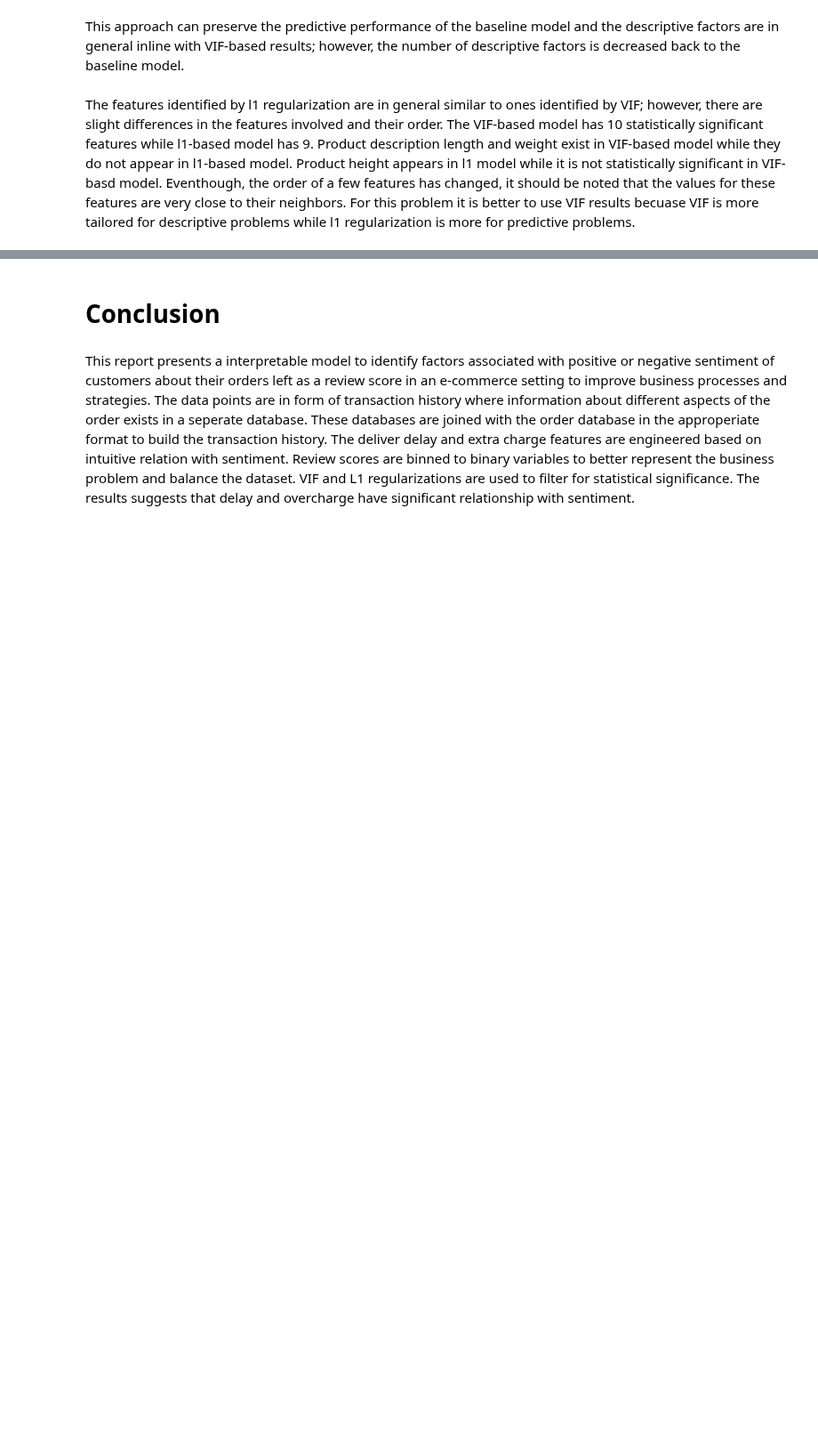
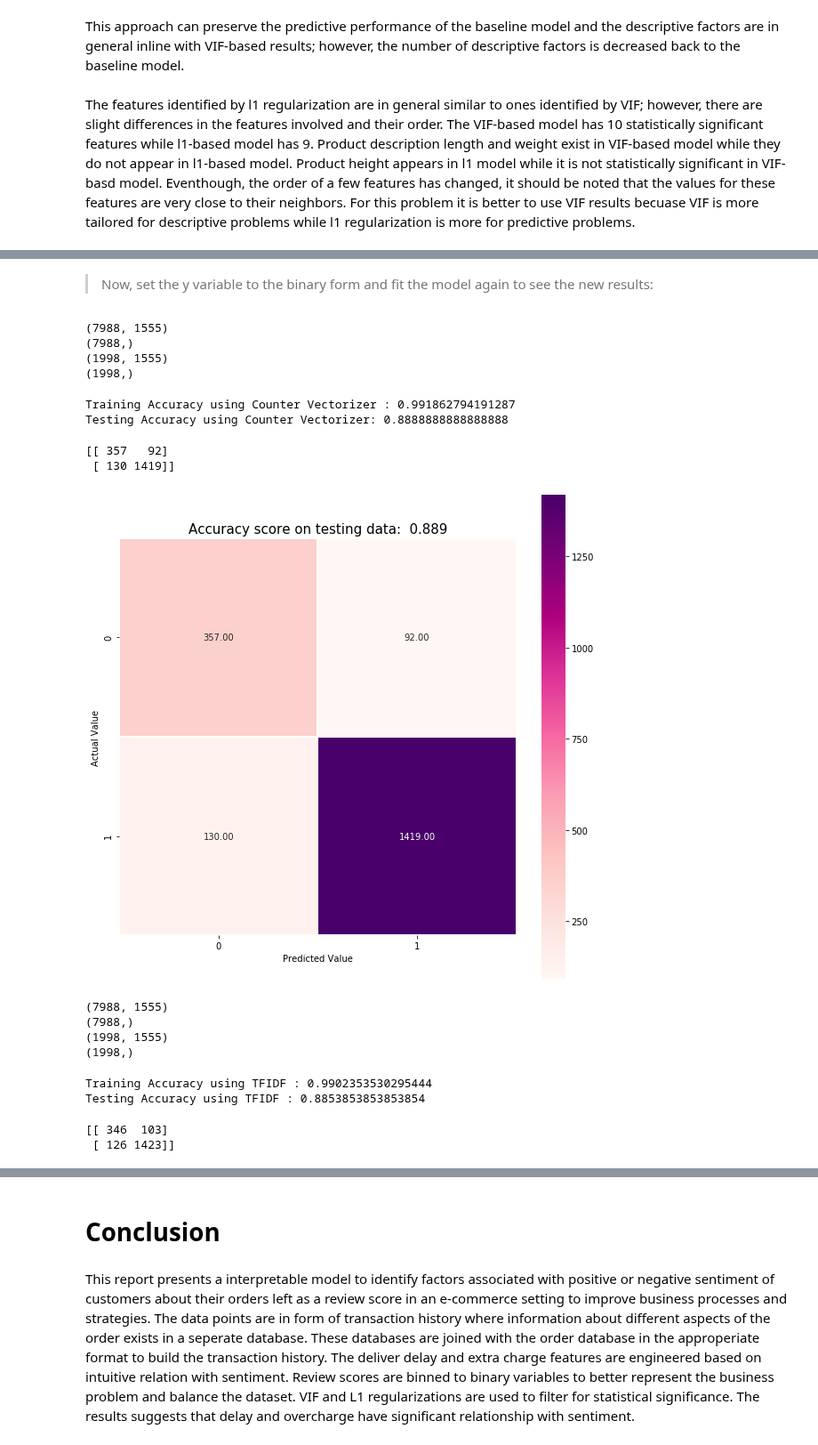
Before and after one commit to alireza-alizadegan/e-commerce-Sales, a Jupyter notebook: Sentiment Analysis.ipynb, the cells around one changed output, grey strips where cells are left out. Shown at 89% size. Saved outputs shown, nothing was run; the diff lists cells and outputs as text; code cells hidden in the pictures; blank space fills up the shorter version.

```diff
--- a/Sentiment Analysis.ipynb
+++ b/Sentiment Analysis.ipynb
@@ -1157,0 +1355,74 @@ The features identified by l1 regularization are in general similar to ones iden
+# %% [markdown]
+> Now, set the y variable to the binary form and fit the model again to see the new results:
+# %%
+y_binary = order_reviews_df['rating_binary']
+# %%
+#training and testing
+X_train_cv, X_test_cv, y_train_cv, y_test_cv = train_test_split(X_cv, y_binary, test_size = 0.2, random_state = 0)
+
+print(X_train_cv.shape)
+print(y_train_cv.shape)
+print(X_test_cv.shape)
+print(y_test_cv.shape)
+# %% [output]
+(7988, 1555)
+(7988,)
+(1998, 1555)
+(1998,)
+# %%
+random_forest_model = RandomForestClassifier()
+random_forest_model.fit(X_train_cv, y_train_cv)
+
+y_pred_cv = random_forest_model.predict(X_test_cv)
+
+print("Training Accuracy using Counter Vectorizer :", random_forest_model.score(X_train_cv, y_train_cv))
+print("Testing Accuracy using Counter Vectorizer:", random_forest_model.score(X_test_cv, y_test_cv))
+# %% [output]
+Training Accuracy using Counter Vectorizer : 0.991862794191287
+Testing Accuracy using Counter Vectorizer: 0.8888888888888888
+# %%
+conf_matrix = confusion_matrix(y_test_cv, y_pred_cv)
+print(conf_matrix)
+# %% [output]
+[[ 357   92]
+ [ 130 1419]]
+# %%
+plt.figure(figsize = (10, 10));
+ax = sns.heatmap(conf_matrix, annot = True, fmt = '.2f', linewidths = 1, square = True, cmap = 'RdPu');
+plt.xlabel('Predicted Value');
+plt.ylabel('Actual Value');
+plt.title(f"Accuracy score on testing data: {random_forest_model.score(X_test_cv, y_test_cv) : 0.3}", size = 15)
+bottom, top = ax.get_ylim();
+ax.set_ylim(bottom + 0.5, top - 0.5);
+# %% [output]
+[figure, added]
+# %%
+#training and testing
+X_train_tfidf, X_test_tfidf, y_train_tfidf, y_test_tfidf = train_test_split(X_tfidf, y_binary, test_size = 0.2, random_state = 0)
+
+print(X_train_tfidf.shape)
+print(y_train_tfidf.shape)
+print(X_test_tfidf.shape)
+print(y_test_tfidf.shape)
+# %% [output]
+(7988, 1555)
+(7988,)
+(1998, 1555)
+(1998,)
+# %%
+random_forest_model = RandomForestClassifier()
+random_forest_model.fit(X_train_tfidf, y_train_tfidf)
+
+y_pred_tfidf = random_forest_model.predict(X_test_tfidf)
+
+print("Training Accuracy using TFIDF :", random_forest_model.score(X_train_tfidf, y_train_tfidf))
+print("Testing Accuracy using TFIDF :", random_forest_model.score(X_test_tfidf, y_test_tfidf))
+# %% [output]
+Training Accuracy using TFIDF : 0.9902353530295444
+Testing Accuracy using TFIDF : 0.8853853853853854
+# %%
+conf_matrix = confusion_matrix(y_test_tfidf, y_pred_tfidf)
+print(conf_matrix)
+# %% [output]
+[[ 346  103]
+ [ 126 1423]]
```
Also changed, not shown: parts of 23 cells of this notebook.
